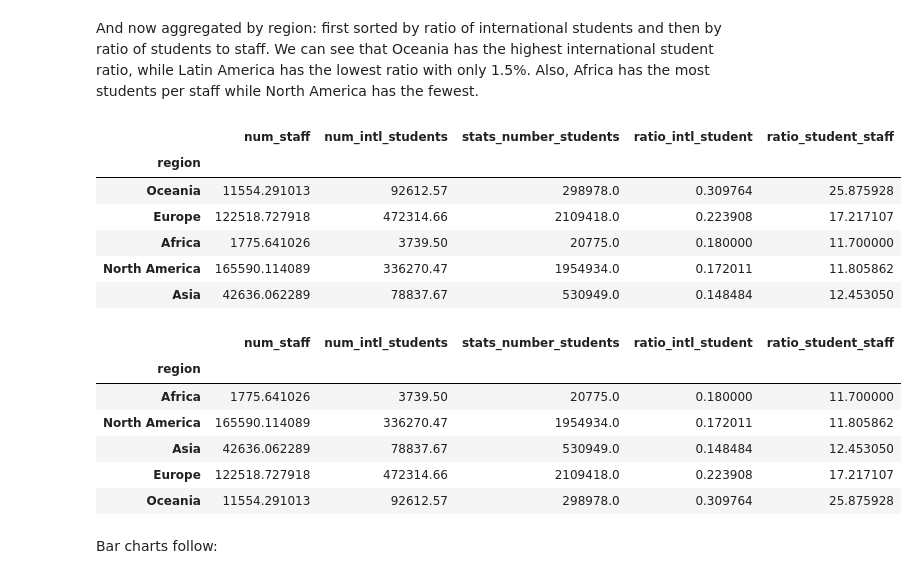
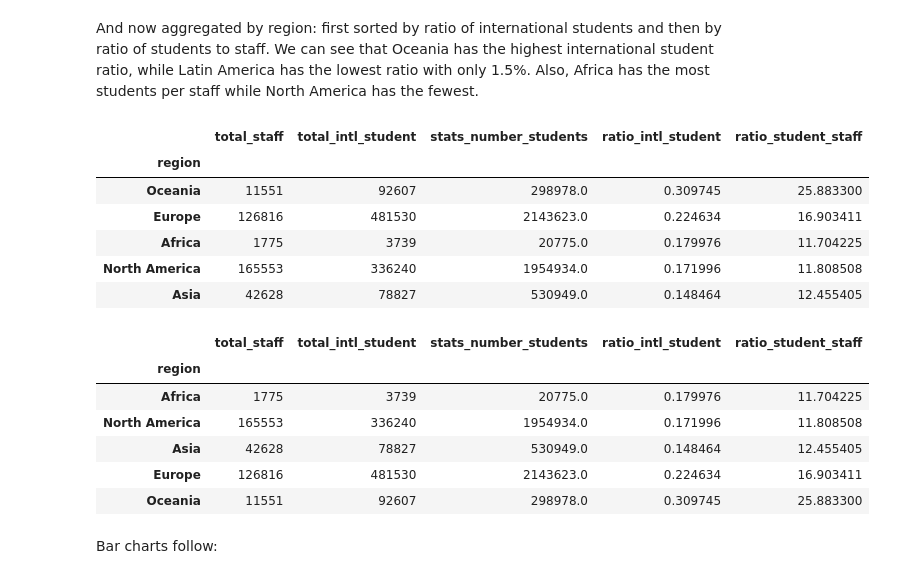
Before and after one commit to odorgergo/ada-rag, a Jupyter notebook: HW2/THE_Data.ipynb, the cells around one changed output. Saved outputs shown, nothing was run; the diff lists cells and outputs as text; code cells hidden in the pictures.

```diff
--- a/HW2/THE_Data.ipynb
+++ b/HW2/THE_Data.ipynb
@@ -113,14 +110,14 @@ region = [map_country[c] for c in ranking_complete['location']]
 ranking_complete['region'] = region
 ranking_complete['total_staff'] = (ranking_complete['stats_number_students']/ranking_complete['stats_student_staff_ratio']).astype(int)
 ranking_complete['total_intl_student'] = (ranking_complete['stats_number_students']*ranking_complete['stats_pc_intl_students']).astype(int)
-
-topunis_data=topunis_data.loc[0:199]
-ranking_w_region = pd.merge(ranking_complete, topunis_data[['country', 'region']].drop_duplicates(), left_on='location', right_on='country').drop('country', axis=1)
-ranking_w_region = ranking_w_region.sort_values(ascending=[True], by=['rank'])
-ranking_w_region['total_staff'] = (ranking_w_region['stats_number_students']/ranking_w_region['stats_student_staff_ratio']).astype(int)
-ranking_w_region['total_intl_student'] = (ranking_w_region['stats_number_students']*ranking_w_region['stats_pc_intl_students']).astype(int)
-ranking_w_region['region'] = ranking_w_region['region_x']
-ranking_w_region.drop(['region_x','region_y'],axis=1)
+ranking_w_region = ranking_complete
+# topunis_data=topunis_data.loc[0:199]
+# ranking_w_region = pd.merge(ranking_complete, topunis_data[['country', 'region']].drop_duplicates(), left_on='location', right_on='country').drop('country', axis=1)
+# ranking_w_region = ranking_w_region.sort_values(ascending=[True], by=['rank'])
+# ranking_w_region['total_staff'] = (ranking_w_region['stats_number_students']/ranking_w_region['stats_student_staff_ratio']).astype(int)
+# ranking_w_region['total_intl_student'] = (ranking_w_region['stats_number_students']*ranking_w_region['stats_pc_intl_students']).astype(int)
+# ranking_w_region['region'] = ranking_w_region['region_x']
+# ranking_w_region.drop(['region_x','region_y'],axis=1)
 # %% [output]
 A value is trying to be set on a copy of a slice from a DataFrame.
 Try using .loc[row_indexer,col_indexer] = value instead
@@ -238,16 +215,16 @@ ranking_extended_1['num_staff'] = ranking_extended_1['stats_number_students']/ra
 # %% [markdown]
 As you can see below, UAE has the highest ratio of international students, with more than 50% of students being international.
 # %%
-cols_list = ['name', 'num_staff', 'num_intl_students', 'stats_number_students']
+cols_list = ['name', 'total_staff', 'total_intl_student', 'stats_number_students']
 
 def do_country_region_agg(df, col_name, columns_list):
     columns_list.append(col_name)
     df_agg = df[columns_list]
     df_agg = df_agg.groupby(col_name).sum()
-    df_agg['ratio_intl_student'] = df_agg['num_intl_students']/df_agg['stats_number_students']
-    df_agg['ratio_student_staff'] = df_agg['stats_number_students']/df_agg['num_staff']
+    df_agg['ratio_intl_student'] = df_agg['total_intl_student']/df_agg['stats_number_students']
+    df_agg['ratio_student_staff'] = df_agg['stats_number_students']/df_agg['total_staff']
     return df_agg
 
-ranking_aggregated_country = do_country_region_agg(ranking_extended_1, 'location', cols_list)
+ranking_aggregated_country = do_country_region_agg(ranking_w_region, 'location', cols_list)
 ranking_aggregated_country.sort_values(ascending=False, by='ratio_intl_student').head(20)
 # %% [output]
@@ -321,26 +298,26 @@ plt.show(ax)
 # %% [markdown]
 And now aggregated by region: first sorted by ratio of international students and then by ratio of students to staff. We can see that Oceania has the highest international student ratio, while Latin America has the lowest ratio with only 1.5%. Also, Africa has the most students per staff while North America has the fewest.
 # %%
-ranking_aggregated_region = do_country_region_agg(ranking_extended_1, 'region', cols_list)
+ranking_aggregated_region = do_country_region_agg(ranking_w_region, 'region', cols_list)
 ranking_aggregated_region.sort_values(ascending=False, by='ratio_intl_student').head(20)
 # %% [output]
-|  | num_staff | num_intl_students | stats_number_students | ratio_intl_student | ratio_student_staff |
+|  | total_staff | total_intl_student | stats_number_students | ratio_intl_student | ratio_student_staff |
 | region |  |  |  |  |  |
-| Oceania | 11554.291013 | 92612.57 | 298978.0 | 0.309764 | 25.875928 |
-| Europe | 122518.727918 | 472314.66 | 2109418.0 | 0.223908 | 17.217107 |
-| Africa | 1775.641026 | 3739.50 | 20775.0 | 0.180000 | 11.700000 |
-| North America | 165590.114089 | 336270.47 | 1954934.0 | 0.172011 | 11.805862 |
-| Asia | 42636.062289 | 78837.67 | 530949.0 | 0.148484 | 12.453050 |
+| Oceania | 11551 | 92607 | 298978.0 | 0.309745 | 25.883300 |
+| Europe | 126816 | 481530 | 2143623.0 | 0.224634 | 16.903411 |
+| Africa | 1775 | 3739 | 20775.0 | 0.179976 | 11.704225 |
+| North America | 165553 | 336240 | 1954934.0 | 0.171996 | 11.808508 |
+| Asia | 42628 | 78827 | 530949.0 | 0.148464 | 12.455405 |
 # %%
 ranking_aggregated_region.sort_values(ascending=True, by='ratio_student_staff').head(20)
 # %% [output]
-|  | num_staff | num_intl_students | stats_number_students | ratio_intl_student | ratio_student_staff |
+|  | total_staff | total_intl_student | stats_number_students | ratio_intl_student | ratio_student_staff |
 | region |  |  |  |  |  |
-| Africa | 1775.641026 | 3739.50 | 20775.0 | 0.180000 | 11.700000 |
-| North America | 165590.114089 | 336270.47 | 1954934.0 | 0.172011 | 11.805862 |
-| Asia | 42636.062289 | 78837.67 | 530949.0 | 0.148484 | 12.453050 |
-| Europe | 122518.727918 | 472314.66 | 2109418.0 | 0.223908 | 17.217107 |
-| Oceania | 11554.291013 | 92612.57 | 298978.0 | 0.309764 | 25.875928 |
+| Africa | 1775 | 3739 | 20775.0 | 0.179976 | 11.704225 |
+| North America | 165553 | 336240 | 1954934.0 | 0.171996 | 11.808508 |
+| Asia | 42628 | 78827 | 530949.0 | 0.148464 | 12.455405 |
+| Europe | 126816 | 481530 | 2143623.0 | 0.224634 | 16.903411 |
+| Oceania | 11551 | 92607 | 298978.0 | 0.309745 | 25.883300 |
 # %% [markdown]
 Bar charts follow:
 # %%
```
Also changed, not shown: parts of 16 cells of this notebook.
